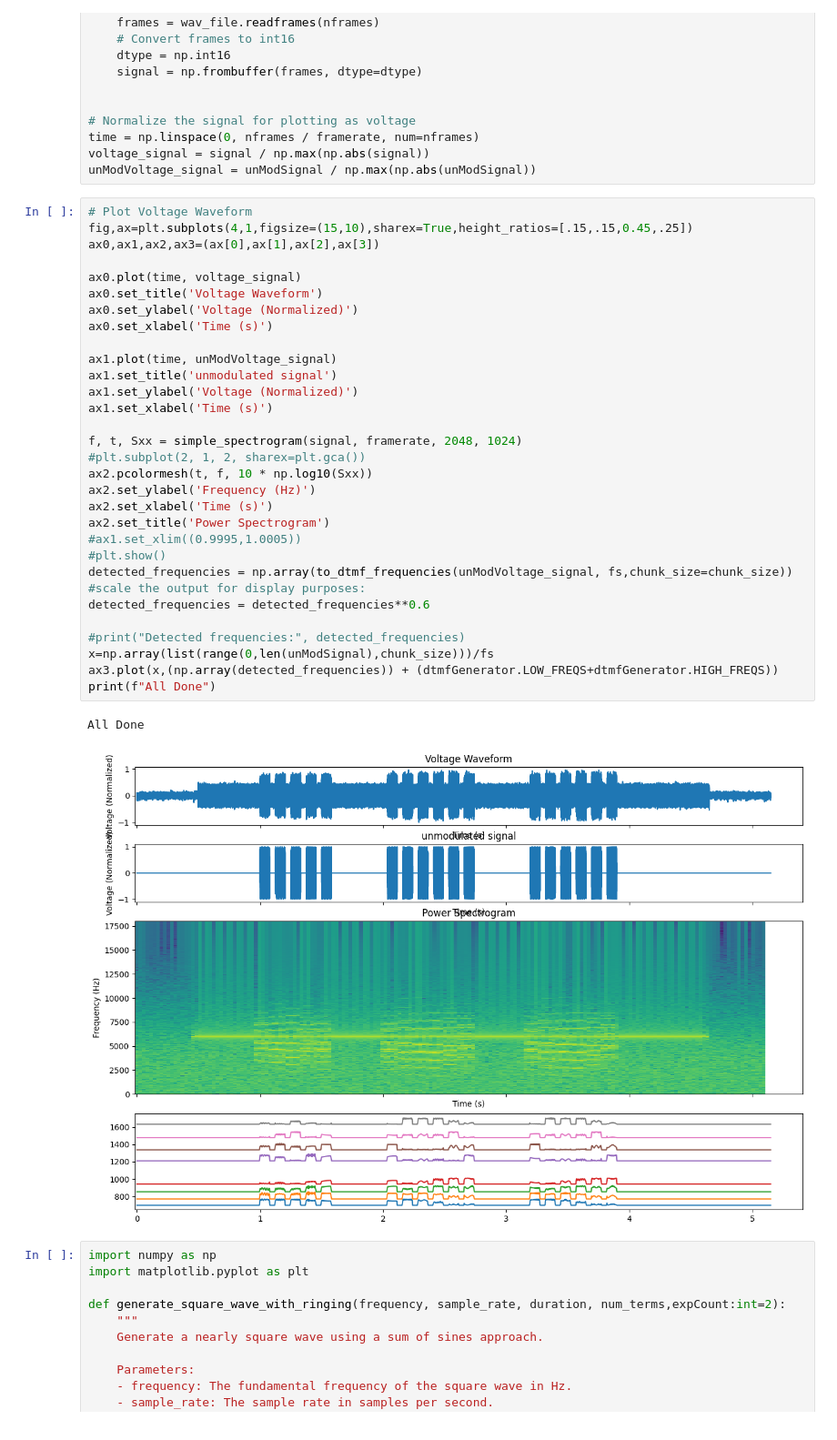
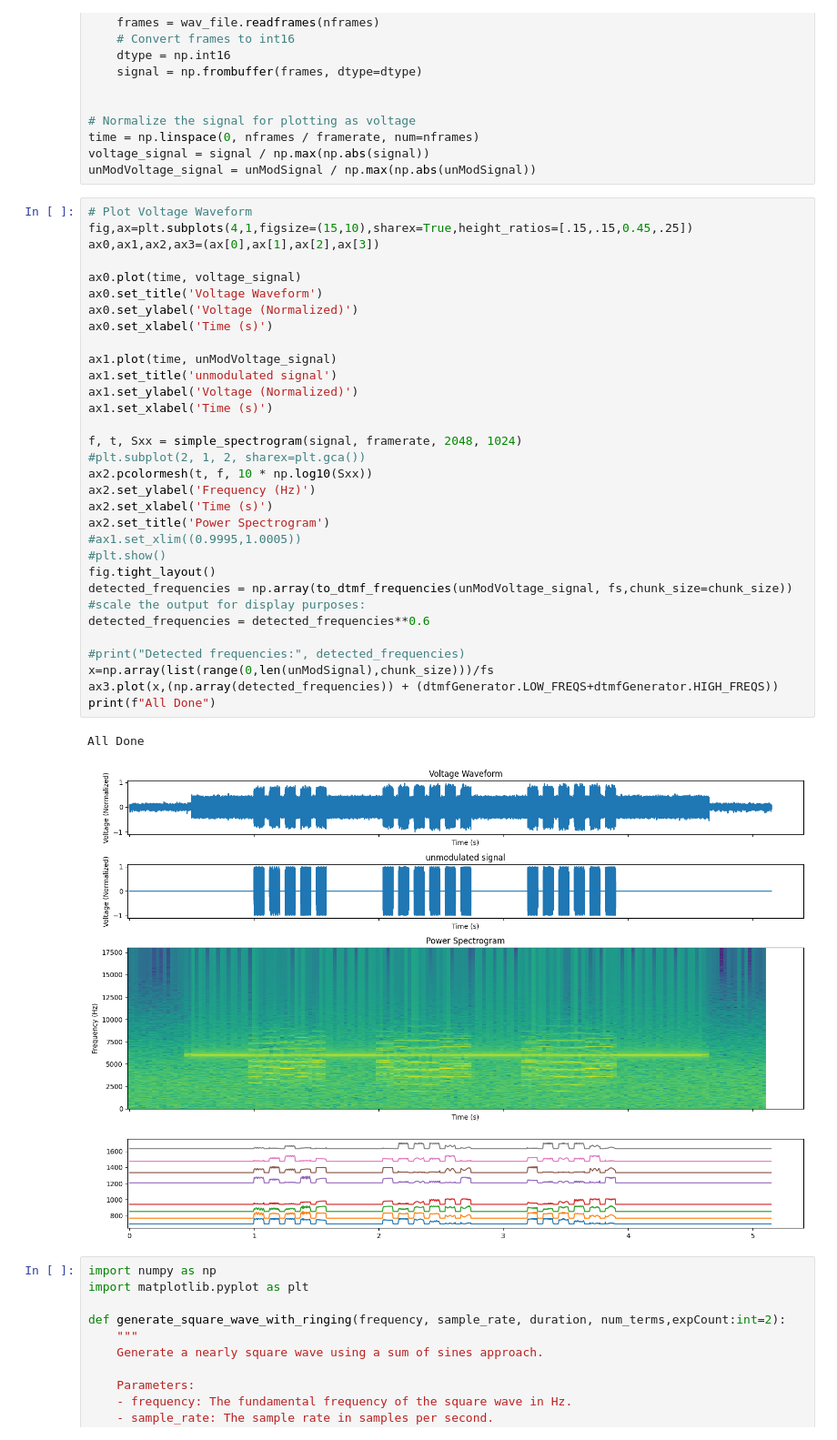
Before and after one commit to erikson1970/006_DTMF_Decoder, a Jupyter notebook: DTMF_detector.ipynb, the cells around one changed output. Shown at 91% size. Drawn from its saved outputs; the diff is of its cells as text.

Commit message:
fixed layout

```diff
--- a/DTMF_detector.ipynb
+++ b/DTMF_detector.ipynb
@@ -1063,34 +1063,35 @@ fig,ax=plt.subplots(4,1,figsize=(15,10),sharex=True,height_ratios=[.15,.15,0.45,
 ax0,ax1,ax2,ax3=(ax[0],ax[1],ax[2],ax[3])
 
 ax0.plot(time, voltage_signal)
 ax0.set_title('Voltage Waveform')
 ax0.set_ylabel('Voltage (Normalized)')
 ax0.set_xlabel('Time (s)')
 
 ax1.plot(time, unModVoltage_signal)
 ax1.set_title('unmodulated signal')
 ax1.set_ylabel('Voltage (Normalized)')
 ax1.set_xlabel('Time (s)')
 
 f, t, Sxx = simple_spectrogram(signal, framerate, 2048, 1024)
 #plt.subplot(2, 1, 2, sharex=plt.gca())
 ax2.pcolormesh(t, f, 10 * np.log10(Sxx))
 ax2.set_ylabel('Frequency (Hz)')
 ax2.set_xlabel('Time (s)')
 ax2.set_title('Power Spectrogram')
 #ax1.set_xlim((0.9995,1.0005))
 #plt.show()
+fig.tight_layout()
 detected_frequencies = np.array(to_dtmf_frequencies(unModVoltage_signal, fs,chunk_size=chunk_size))
 #scale the output for display purposes:
 detected_frequencies = detected_frequencies**0.6
 
 #print("Detected frequencies:", detected_frequencies)
 x=np.array(list(range(0,len(unModSignal),chunk_size)))/fs
 ax3.plot(x,(np.array(detected_frequencies)) + (dtmfGenerator.LOW_FREQS+dtmfGenerator.HIGH_FREQS))
 print(f"All Done")
 # %% [output]
 All Done
-[figure, old version]
+[figure, new version]
 # %%
 import numpy as np
 import matplotlib.pyplot as plt
```
Also changed, not shown: parts of 1 cell of this notebook.
